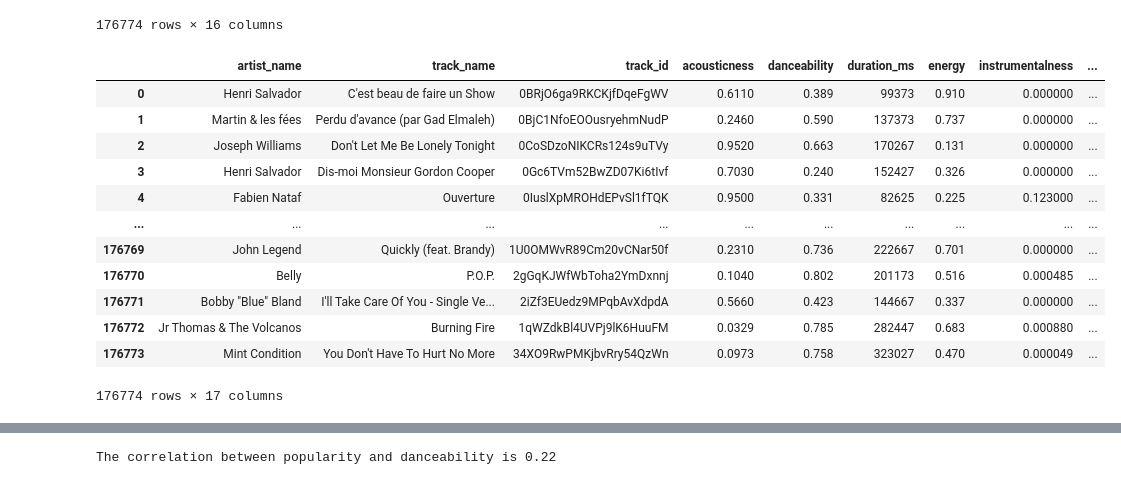
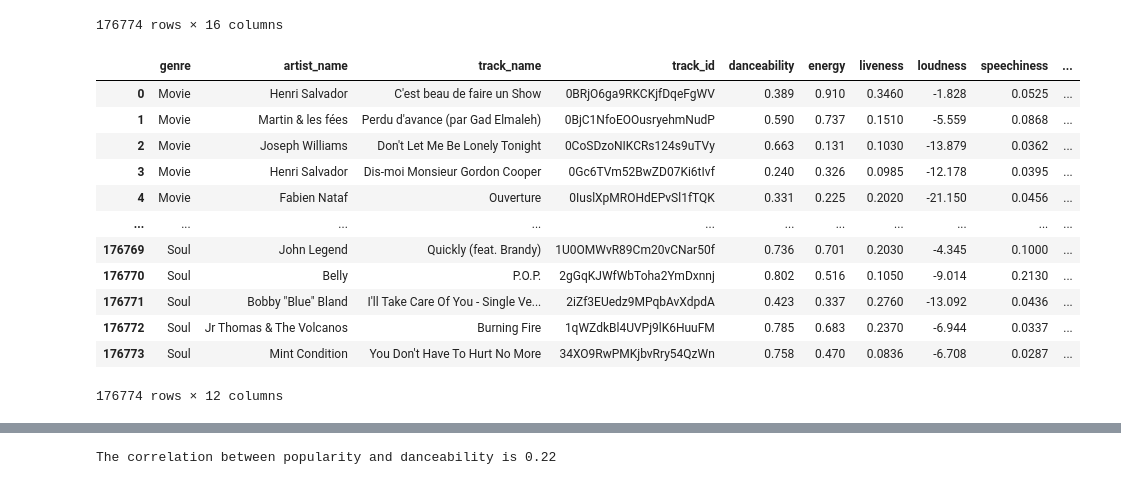
Before and after one commit to zsvorenova/Group_Three, a Jupyter notebook: 2000-A Cleaning.ipynb, the cells around one changed output, grey strips where cells are left out. Cells and saved outputs as stored; diff of their text form; code cells hidden in the pictures.

```diff
--- a/2000-A Cleaning.ipynb
+++ b/2000-A Cleaning.ipynb
@@ -129,3 +143,7 @@ track
 | 6sVQNUvcVFTXvlk3ec0ngd | Indie | Cocteau Twins | Cherry-coloured Funk | 61 | 0.00174 | 0.377 | 192467 | 0.65 | ... |
 | 6sVQNUvcVFTXvlk3ec0ngd | Rock | Cocteau Twins | Cherry-coloured Funk | 61 | 0.00174 | 0.377 | 192467 | 0.65 | ... |
 | 6sVQNUvcVFTXvlk3ec0ngd | World | Cocteau Twins | Cherry-coloured Funk | 61 | 0.00174 | 0.377 | 192467 | 0.65 | ... |
+# %%
+#Dropping duplicates, keeping just one of the duplicates, removing 2 columns
+drop_duplicates=spotify_df.drop_duplicates(subset=['track_id']).drop(columns=['popularity','instrumentalness','key','mode','time_signature','acousticness','duration_ms'])
+drop_duplicates
@@ -148,20 +180,20 @@ drop_duplicates_tracks
 | 232724 | Mint Condition | You Don't Have To Hurt No More | 34XO9RwPMKjbvRry54QzWn | 0.0973 | 0.758 | 323027 | 0.470 | 0.000049 | ... |
 176774 rows × 16 columns
 # %%
-#merging the popularity mean to the clean data
-clean_data1=pd.merge(drop_duplicates_tracks,genres_group,how='left',on='track_id')
+#merging the popularity mean to the free duplicate data
+clean_data1=pd.merge(drop_duplicates,genres_group,how='left',on='track_id')
 clean_data1
 # %% [output]
-|  | artist_name | track_name | track_id | acousticness | danceability | duration_ms | energy | instrumentalness | ... |
-| 0 | Henri Salvador | C'est beau de faire un Show | 0BRjO6ga9RKCKjfDqeFgWV | 0.6110 | 0.389 | 99373 | 0.910 | 0.000000 | ... |
-| 1 | Martin & les fées | Perdu d'avance (par Gad Elmaleh) | 0BjC1NfoEOOusryehmNudP | 0.2460 | 0.590 | 137373 | 0.737 | 0.000000 | ... |
-| 2 | Joseph Williams | Don't Let Me Be Lonely Tonight | 0CoSDzoNIKCRs124s9uTVy | 0.9520 | 0.663 | 170267 | 0.131 | 0.000000 | ... |
-| 3 | Henri Salvador | Dis-moi Monsieur Gordon Cooper | 0Gc6TVm52BwZD07Ki6tIvf | 0.7030 | 0.240 | 152427 | 0.326 | 0.000000 | ... |
-| 4 | Fabien Nataf | Ouverture | 0IuslXpMROHdEPvSl1fTQK | 0.9500 | 0.331 | 82625 | 0.225 | 0.123000 | ... |
-| ... | ... | ... | ... | ... | ... | ... | ... | ... | ... |
-| 176769 | John Legend | Quickly (feat. Brandy) | 1U0OMWvR89Cm20vCNar50f | 0.2310 | 0.736 | 222667 | 0.701 | 0.000000 | ... |
-| 176770 | Belly | P.O.P. | 2gGqKJWfWbToha2YmDxnnj | 0.1040 | 0.802 | 201173 | 0.516 | 0.000485 | ... |
-| 176771 | Bobby "Blue" Bland | I'll Take Care Of You - Single Ve... | 2iZf3EUedz9MPqbAvXdpdA | 0.5660 | 0.423 | 144667 | 0.337 | 0.000000 | ... |
-| 176772 | Jr Thomas & The Volcanos | Burning Fire | 1qWZdkBl4UVPj9lK6HuuFM | 0.0329 | 0.785 | 282447 | 0.683 | 0.000880 | ... |
-| 176773 | Mint Condition | You Don't Have To Hurt No More | 34XO9RwPMKjbvRry54QzWn | 0.0973 | 0.758 | 323027 | 0.470 | 0.000049 | ... |
+|  | genre | artist_name | track_name | track_id | danceability | energy | liveness | loudness | speechiness | ... |
+| 0 | Movie | Henri Salvador | C'est beau de faire un Show | 0BRjO6ga9RKCKjfDqeFgWV | 0.389 | 0.910 | 0.3460 | -1.828 | 0.0525 | ... |
+| 1 | Movie | Martin & les fées | Perdu d'avance (par Gad Elmaleh) | 0BjC1NfoEOOusryehmNudP | 0.590 | 0.737 | 0.1510 | -5.559 | 0.0868 | ... |
+| 2 | Movie | Joseph Williams | Don't Let Me Be Lonely Tonight | 0CoSDzoNIKCRs124s9uTVy | 0.663 | 0.131 | 0.1030 | -13.879 | 0.0362 | ... |
+| 3 | Movie | Henri Salvador | Dis-moi Monsieur Gordon Cooper | 0Gc6TVm52BwZD07Ki6tIvf | 0.240 | 0.326 | 0.0985 | -12.178 | 0.0395 | ... |
+| 4 | Movie | Fabien Nataf | Ouverture | 0IuslXpMROHdEPvSl1fTQK | 0.331 | 0.225 | 0.2020 | -21.150 | 0.0456 | ... |
+| ... | ... | ... | ... | ... | ... | ... | ... | ... | ... | ... |
+| 176769 | Soul | John Legend | Quickly (feat. Brandy) | 1U0OMWvR89Cm20vCNar50f | 0.736 | 0.701 | 0.2030 | -4.345 | 0.1000 | ... |
+| 176770 | Soul | Belly | P.O.P. | 2gGqKJWfWbToha2YmDxnnj | 0.802 | 0.516 | 0.1050 | -9.014 | 0.2130 | ... |
+| 176771 | Soul | Bobby "Blue" Bland | I'll Take Care Of You - Single Ve... | 2iZf3EUedz9MPqbAvXdpdA | 0.423 | 0.337 | 0.2760 | -13.092 | 0.0436 | ... |
+| 176772 | Soul | Jr Thomas & The Volcanos | Burning Fire | 1qWZdkBl4UVPj9lK6HuuFM | 0.785 | 0.683 | 0.2370 | -6.944 | 0.0337 | ... |
+| 176773 | Soul | Mint Condition | You Don't Have To Hurt No More | 34XO9RwPMKjbvRry54QzWn | 0.758 | 0.470 | 0.0836 | -6.708 | 0.0287 | ... |
-176774 rows × 17 columns
+176774 rows × 12 columns
```
Also changed, not shown: parts of 29 cells of this notebook, 2 other files.
